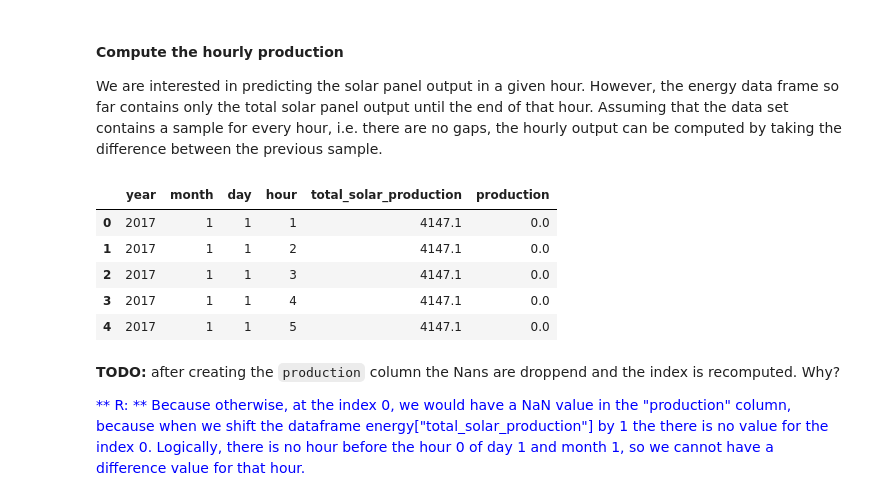
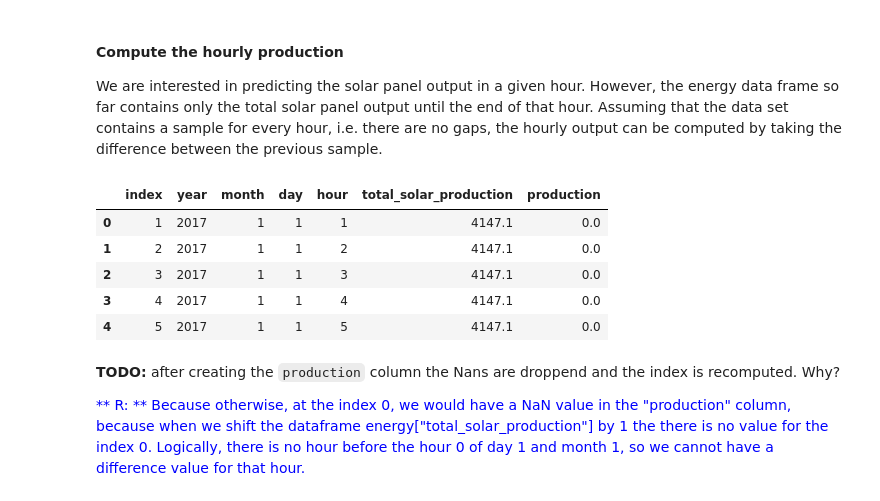
Before and after one commit to Jonuma/IoT_Project, a Jupyter notebook: data/assignment_joao.ipynb, the cells around one changed output. Saved outputs shown, nothing was run; the diff lists cells and outputs as text; code cells hidden in the pictures.

```diff
--- a/data/assignment_joao.ipynb
+++ b/data/assignment_joao.ipynb
@@ -269,15 +271,15 @@ We are interested in predicting the solar panel output in a given hour. However,
 # %%
 energy["production"] = energy[col] - energy[col].shift(1)
 energy = energy.dropna().reset_index()
-energy.drop(columns=['index'],inplace = True)
+#energy.drop(columns=['index'],inplace = True)
 energy.head()
 # %% [output]
-|  | year | month | day | hour | total_solar_production | production |
-| 0 | 2017 | 1 | 1 | 1 | 4147.1 | 0.0 |
-| 1 | 2017 | 1 | 1 | 2 | 4147.1 | 0.0 |
-| 2 | 2017 | 1 | 1 | 3 | 4147.1 | 0.0 |
-| 3 | 2017 | 1 | 1 | 4 | 4147.1 | 0.0 |
-| 4 | 2017 | 1 | 1 | 5 | 4147.1 | 0.0 |
+|  | index | year | month | day | hour | total_solar_production | production |
+| 0 | 1 | 2017 | 1 | 1 | 1 | 4147.1 | 0.0 |
+| 1 | 2 | 2017 | 1 | 1 | 2 | 4147.1 | 0.0 |
+| 2 | 3 | 2017 | 1 | 1 | 3 | 4147.1 | 0.0 |
+| 3 | 4 | 2017 | 1 | 1 | 4 | 4147.1 | 0.0 |
+| 4 | 5 | 2017 | 1 | 1 | 5 | 4147.1 | 0.0 |
 # %% [markdown]
 **TODO:** after creating the `production` column the Nans are droppend and the index is recomputed. Why?
 
```
Also changed, not shown: parts of 16 cells of this notebook.
